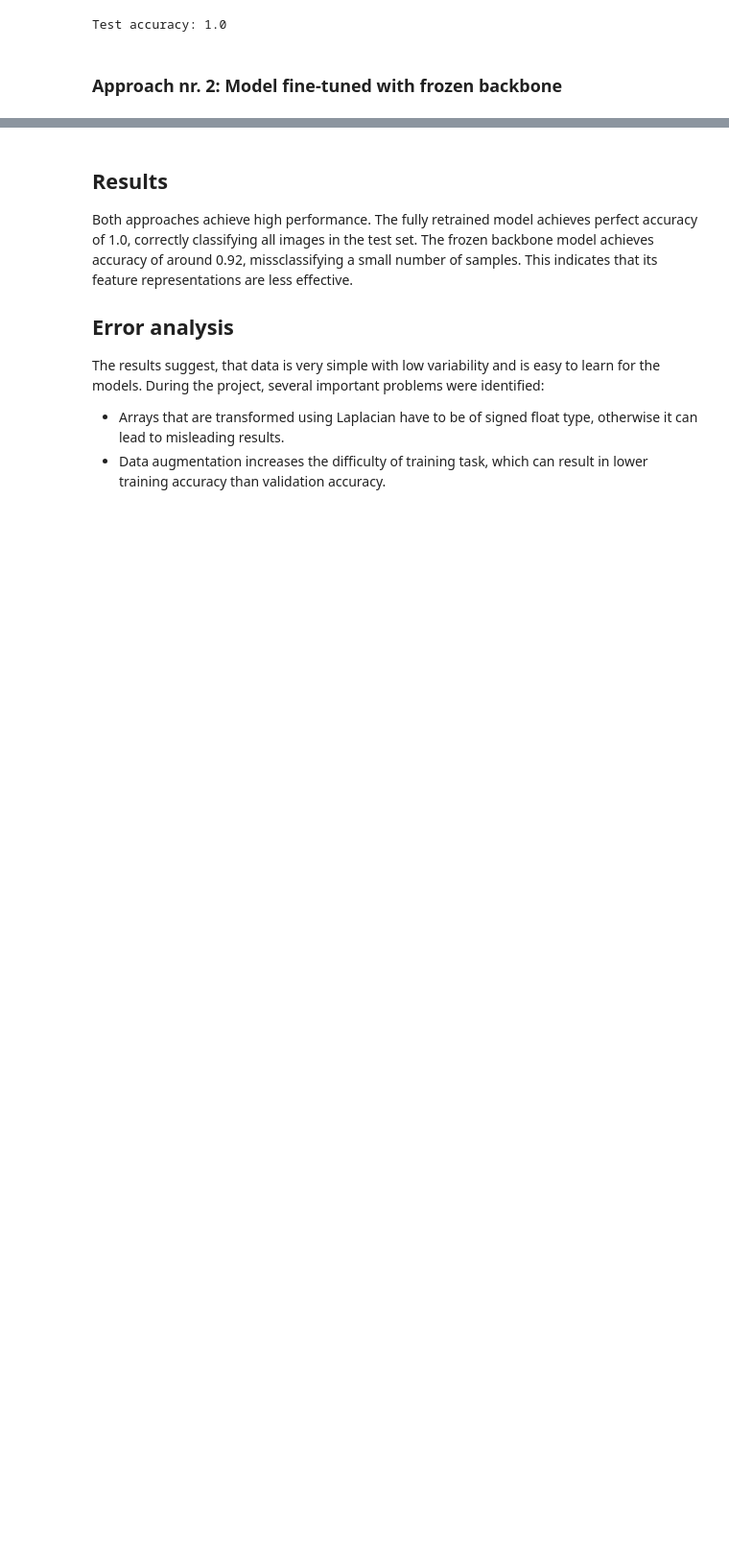
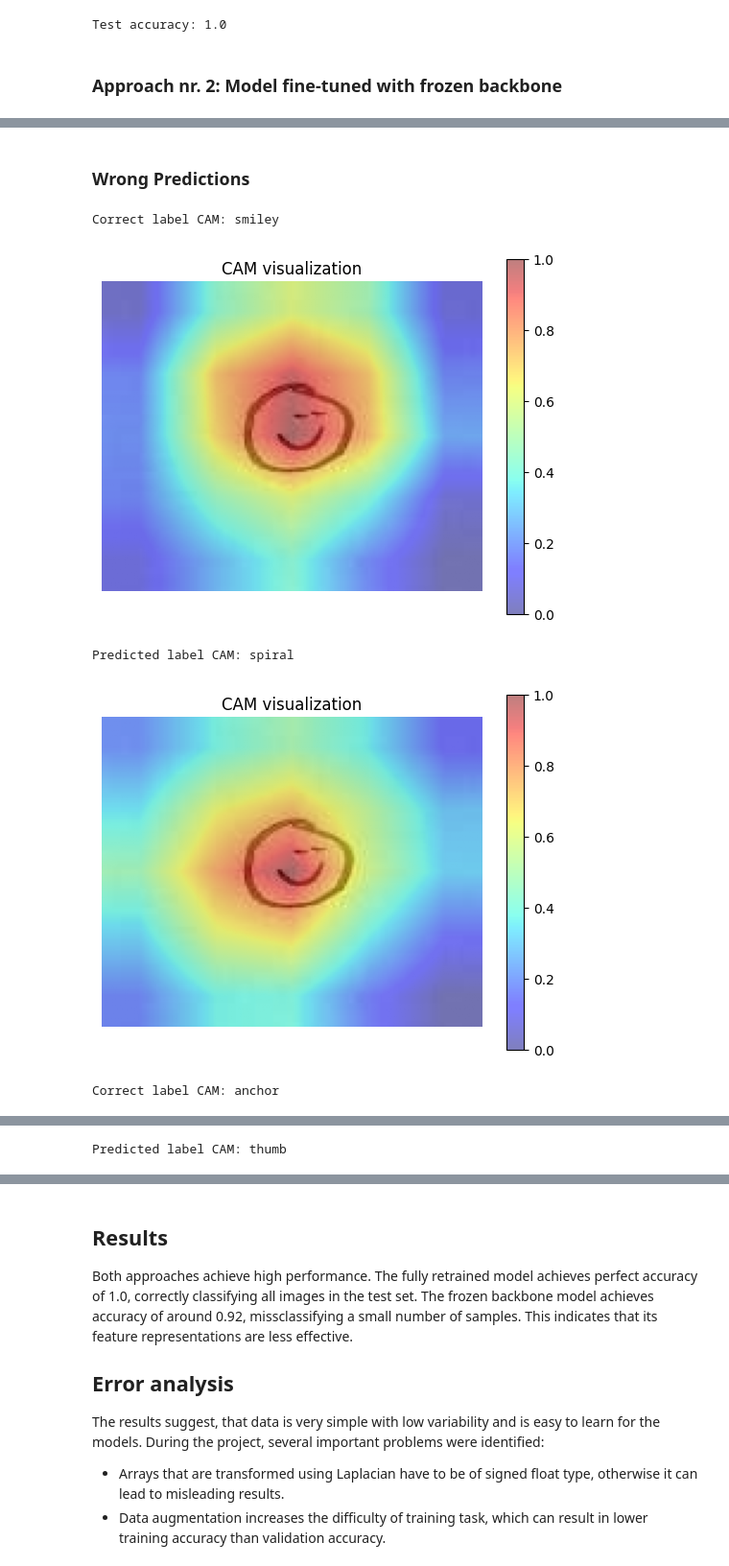
Before and after one commit to igawolanin/solvro-recruitment-ai, a Jupyter notebook: src/research.ipynb, the cells around one changed output, grey strips where cells are left out. Shown at 96% size. Cells and saved outputs as stored; diff of their text form; code cells hidden in the pictures; blank space fills up the shorter version.

```diff
--- a/src/research.ipynb
+++ b/src/research.ipynb
@@ -250,0 +268,25 @@ visualizer.show_misclassified_images(X_test, predictions, targets, wrong_idxs,10
+# %% [markdown]
+### Wrong Predictions
+# %%
+for i, idx in enumerate(wrong_idxs):
+    if i == 2:
+        break
+
+    img_tensor = test_set[idx][0]
+    img_raw = X_test[idx]
+
+    print(f"Correct label CAM: {num_to_class[targets[idx]]}")
+    cam = compute_cam(model_fb, img_tensor, targets[idx], device)
+    cam = visualizer.preprocess_cam(cam)
+    visualizer.show_cam(cam, img_raw)
+
+    print(f"Predicted label CAM: {num_to_class[predictions[idx]]}")
+    cam = compute_cam(model_fb, img_tensor, predictions[idx], device)
+    cam = visualizer.preprocess_cam(cam)
+    visualizer.show_cam(cam, img_raw)
+# %% [output]
+Correct label CAM: smiley
+[figure, added]
+Predicted label CAM: spiral
+[figure, added]
+Correct label CAM: anchor
@@ -250,0 +294 @@ visualizer.show_misclassified_images(X_test, predictions, targets, wrong_idxs,10
+Predicted label CAM: thumb
```
Also changed, not shown: parts of 13 cells of this notebook, 4 other files.
